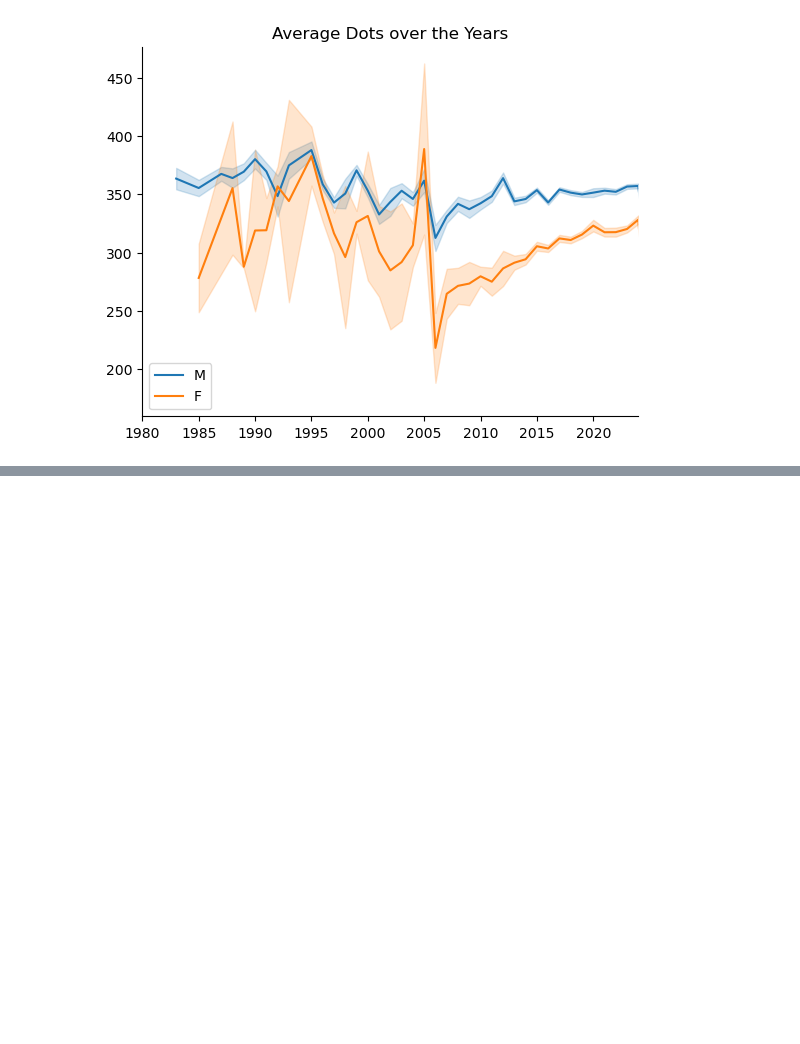
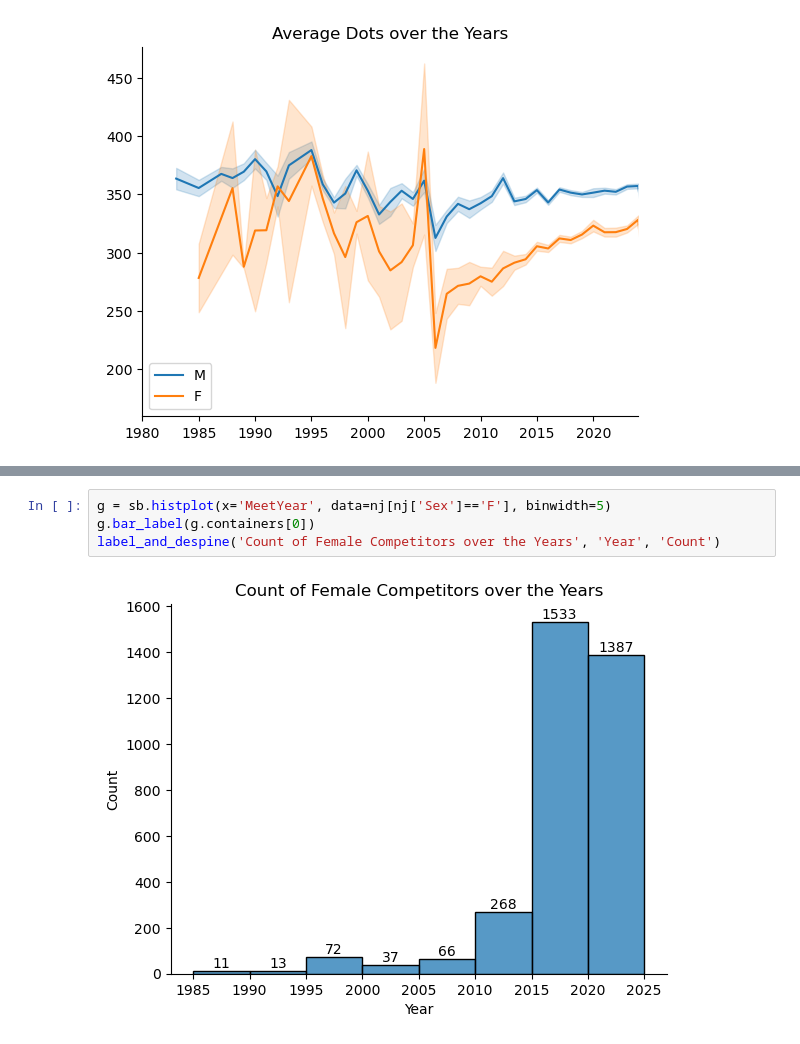
Before and after one commit to Silver0524/NJ-Powerlifting-EDA, a Jupyter notebook: Powerlifting EDA.ipynb, the cells around one changed output, grey strips where cells are left out. Cells and saved outputs as stored; diff of their text form; blank space fills up the shorter version.

```diff
--- a/Powerlifting EDA.ipynb
+++ b/Powerlifting EDA.ipynb
@@ -804,0 +814,6 @@ nj.loc[(nj['MeetYear'] == 1985) | (nj['MeetYear'] == 2024), ['Sex', 'MeetYear',
+# %%
+g = sb.histplot(x='MeetYear', data=nj[nj['Sex']=='F'], binwidth=5)
+g.bar_label(g.containers[0])
+label_and_despine('Count of Female Competitors over the Years', 'Year', 'Count')
+# %% [output]
+[figure, added]
```
Also changed, not shown: parts of 5 cells of this notebook.
